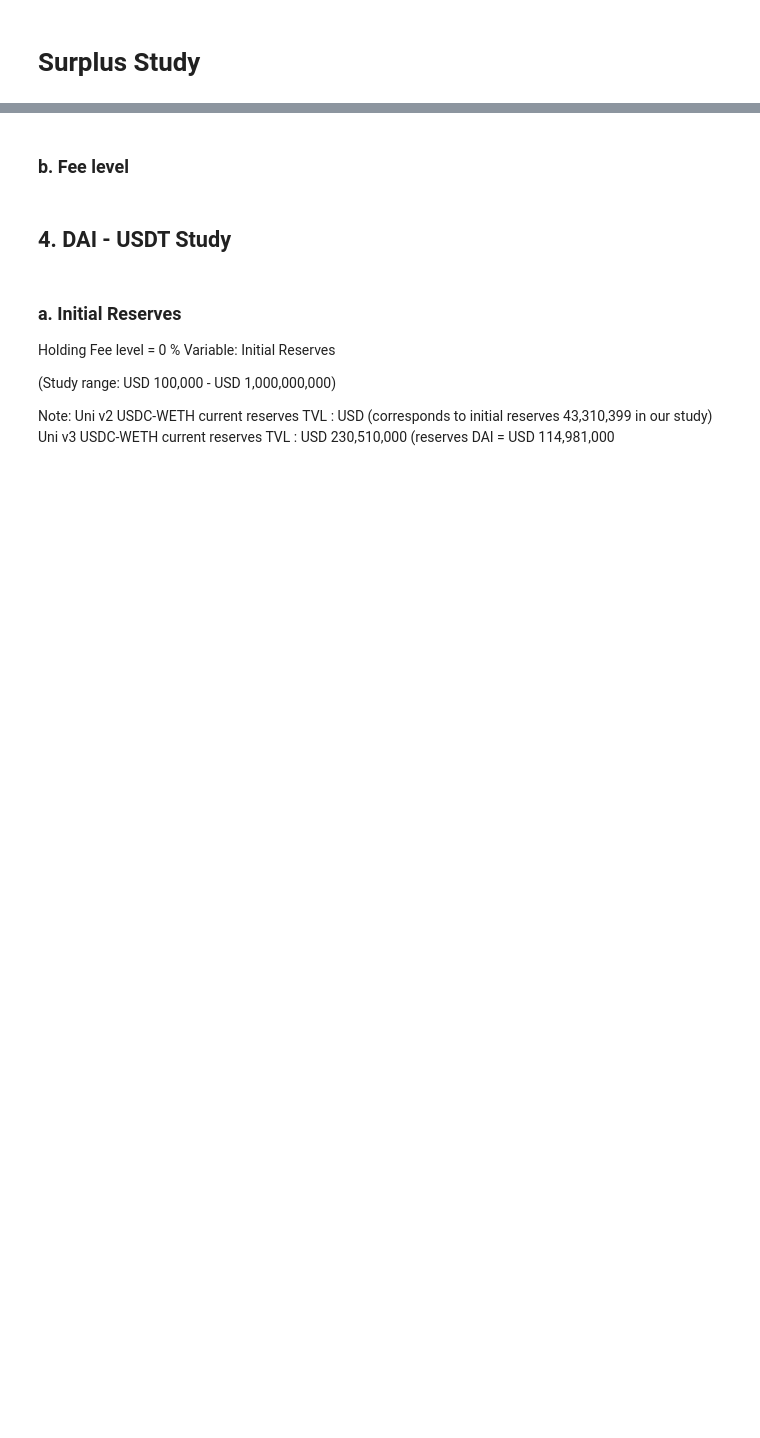
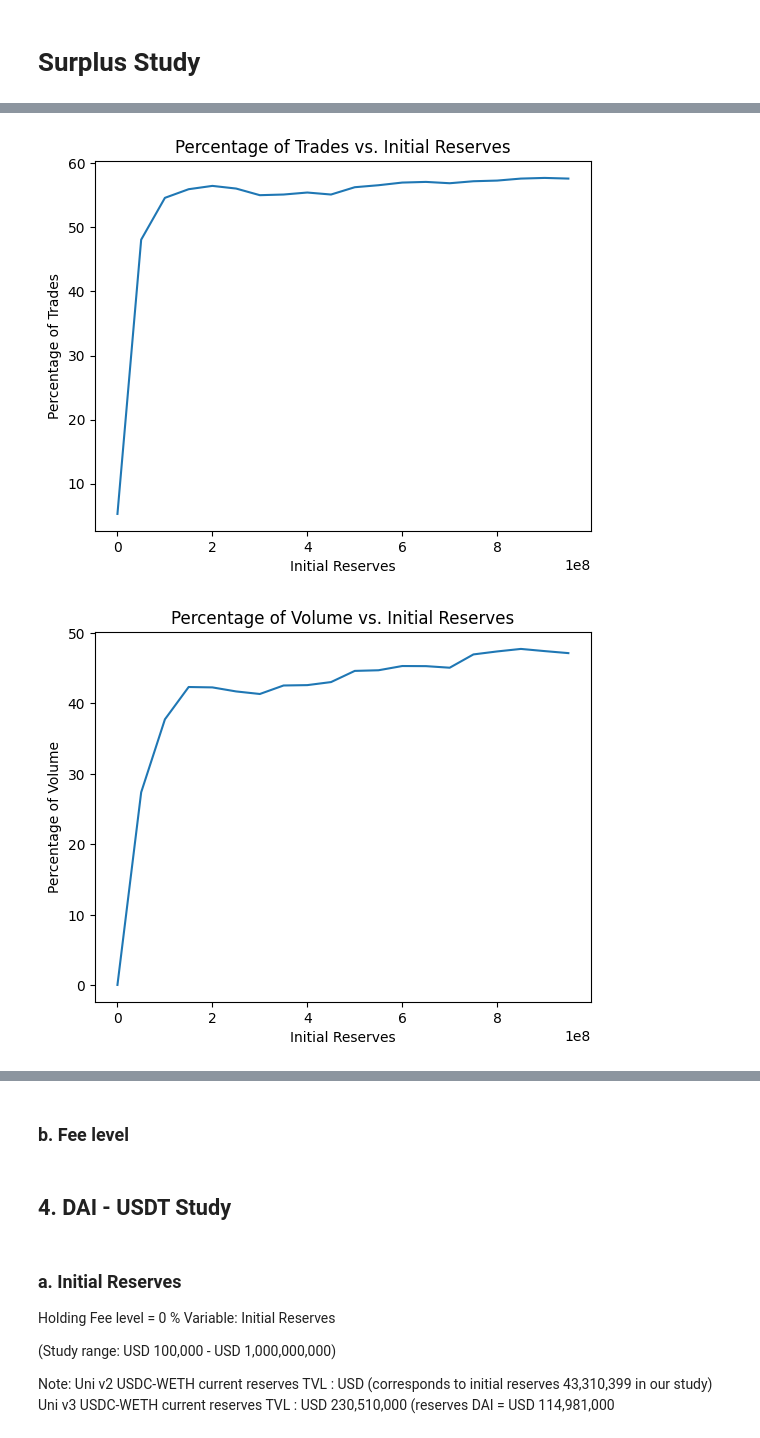
Before and after one commit to mohammed7s/Feedlot, a Jupyter notebook: forum_surplus_study/surplus_study.ipynb, the cells around one changed output, grey strips where cells are left out. Cells and saved outputs as stored; diff of their text form; code cells hidden in the pictures; blank space fills up the shorter version.

```diff
--- a/forum_surplus_study/surplus_study.ipynb
+++ b/forum_surplus_study/surplus_study.ipynb
@@ -344,0 +196,19 @@ initial Reserves 100000
+# %%
+# Add new empty columns needed for analysis & specify their data types
+df['cow_price'] = 0.0
+df['pool_initial_price'] = 0.0  # price of the pool before accounting for trade impact. Perhaps change to compute actual trade price.
+df['surplus_usdt'] = 0.0
+df['surplus_price'] = 0.0
+df['surplus_percent'] = 0.0
+df['executed'] = False
+df['k']=0.0  #23
+df['k_new']=0.0 #24
+
+df['cow_price'] = df['cow_price'].astype(float)
+df['pool__initial_price'] = df['pool_initial_price'].astype(float)
+df['surplus_usdt'] = df['surplus_usdt'].astype(float)
+df['surplus_price'] = df['surplus_price'].astype(float)
+df['surplus_percent'] = df['surplus_percent'].astype(float)
+df['executed'] = df['executed'].astype(bool)
+df['k'] = df['k'].astype(float)
+df['k_new'] =df['k_new'].astype(float)
@@ -344,0 +694,56 @@ initial Reserves 100000
+# %%
+import matplotlib.pyplot as plt
+
+
+token1 = "USDC"
+token2 = "WETH"
+fee_rate = 0.000
+
+# Study Starting reserves impact on key variables
+
+x = []
+y1 = []
+y2 = []
+y3 = []
+
+
+#range from 10mln to 1bn in 50mn increments for starting reserves.
+for token1_starting_reserves in range(100000, 1000100000, 50000000):
+    x.append(token1_starting_reserves)
+    trades_executed_percentage, executed_volume_percentage, total_surplus = surplus_analysis(token1, token2, token1_starting_reserves, fee_rate)
+    y1.append(trades_executed_percentage)
+    y2.append(executed_volume_percentage)
+    y3.append(total_surplus)
+
+
+df_results = pd.DataFrame({'starting reserves': x, '% of trades executed': y1, '% of volume executed': y2, 'total_surplus': y3})
+pd.set_option('display.float_format', lambda x: '%.4f' % x)
+
+print('**************************************')
+print('*************RESULTS******************')
+print(df_results)
+
+
+# Plot 1: Percentage of Trades vs. Initial Reserves
+fig, ax = plt.subplots()
+ax.plot(x, y1)
+ax.set_xlabel('Initial Reserves')
+ax.set_ylabel('Percentage of Trades')
+ax.set_title('Percentage of Trades vs. Initial Reserves')
+
+# Plot 2: Percentage of Volume vs. Initial Reserves
+fig, ax = plt.subplots()
+ax.plot(x, y2)
+ax.set_xlabel('Initial Reserves')
+ax.set_ylabel('Percentage of Volume')
+ax.set_title('Percentage of Volume vs. Initial Reserves')
+
+# Plot 3: Total Surplus vs. Initial Reserves
+fig, ax = plt.subplots()
+ax.plot(x, y3)
+ax.set_xlabel('Initial Reserves')
+ax.set_ylabel('Total Surplus')
+ax.set_title('Total Surplus vs. Initial Reserves')
+
+plt.show()
+# %% [output]
@@ -344,0 +771,2 @@ initial Reserves 100000
+[figure, added]
+[figure, added]
```
Also changed, not shown: parts of 75 cells of this notebook.
